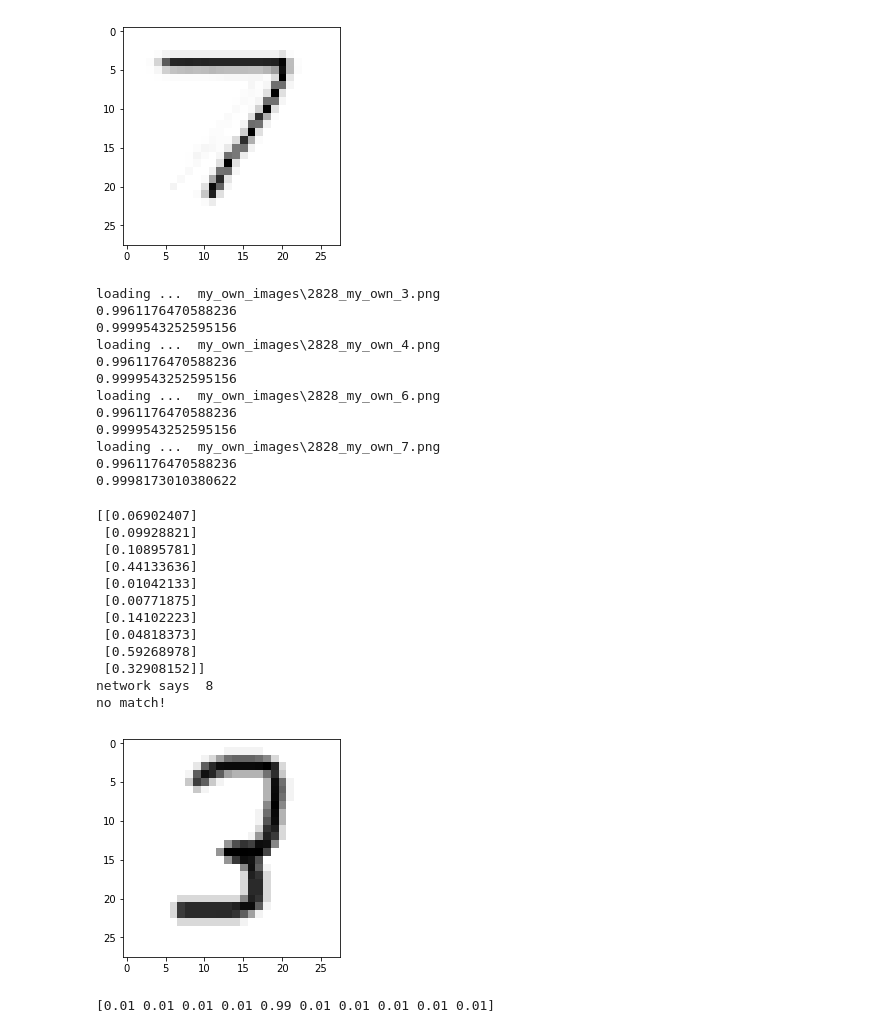
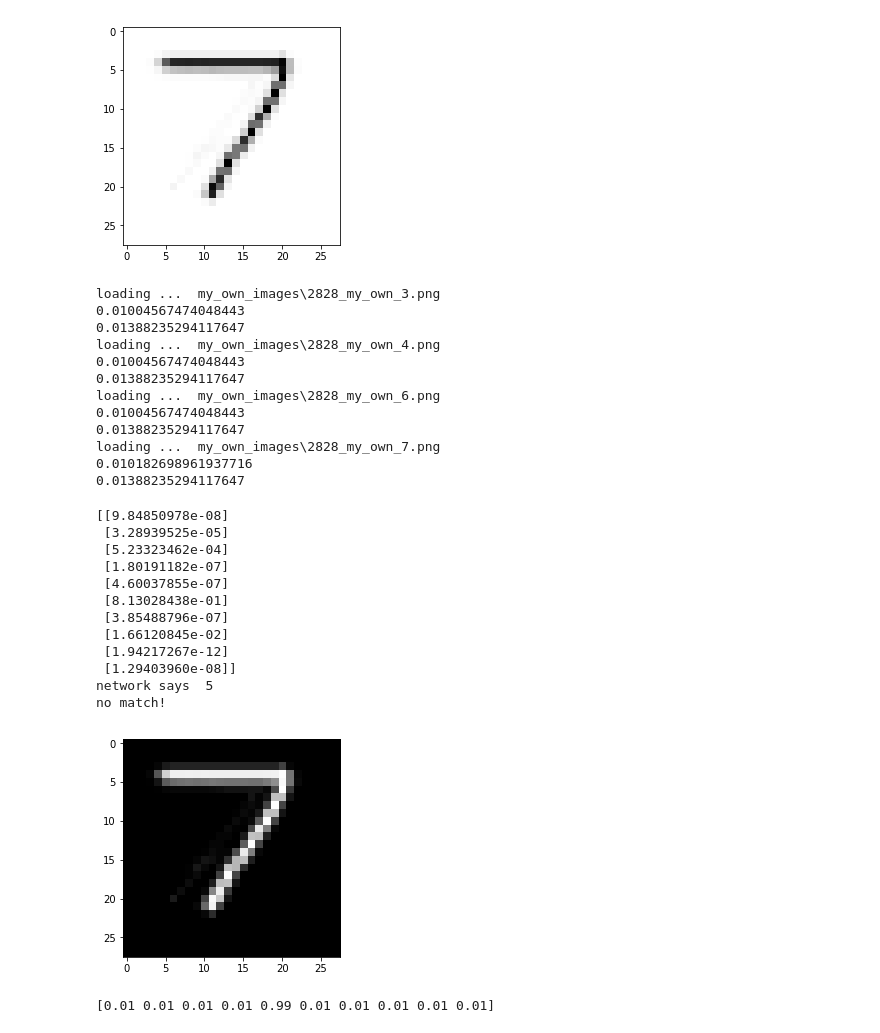
Before and after one commit to DJN1/NeuralNetwork_TR, a Jupyter notebook: src/neuralNetwork_with_mnist.ipynb, the cells around one changed output. Cells and saved outputs as stored; diff of their text form; code cells hidden in the pictures.

```diff
--- a/src/neuralNetwork_with_mnist.ipynb
+++ b/src/neuralNetwork_with_mnist.ipynb
@@ -128,7 +128,7 @@ hidden_nodes = 200
 output_nodes = 10
 
 # learning rate
-learning_rate = 0.1
+learning_rate = 0.15
 
 # create instance of neural network
 n = neuralNetwork(input_nodes, hidden_nodes, output_nodes, learning_rate)
@@ -300,7 +300,7 @@ for image_file_name in glob.glob('my_own_images/2828_my_own_?.png'):
     img_array = skimage.io.imread(image_file_name, flatten=True)
 
     # reshape from 28x28 to list of 784 values, invert values
-    img_data = 255.0 - img_array.reshape(784)
+    img_data = img_array.reshape(784)
 
     # then scale data to range from 0.01 to 1.0
     img_data = (img_data / 255.0 * 0.99) + 0.01
@@ -314,58 +314,58 @@ for image_file_name in glob.glob('my_own_images/2828_my_own_?.png'):
     pass
 # %% [output]
 loading ...  my_own_images\2828_my_own_3.png
-0.9961176470588236
-0.9999543252595156
+0.01004567474048443
+0.01388235294117647
 loading ...  my_own_images\2828_my_own_4.png
-0.9961176470588236
-0.9999543252595156
+0.01004567474048443
+0.01388235294117647
 loading ...  my_own_images\2828_my_own_6.png
-0.9961176470588236
-0.9999543252595156
+0.01004567474048443
+0.01388235294117647
 loading ...  my_own_images\2828_my_own_7.png
-0.9961176470588236
-0.9998173010380622
+0.010182698961937716
+0.01388235294117647
 # %%
  #test the neural network with our own images
 
 # record to test
-item = 0
+item = 3
 
 # plot image
 matplotlib.pyplot.imshow(our_own_dataset[item][1:].reshape(28, 28), cmap='Greys', interpolation='None')
 
 # correct answer is first value
 correct_label = our_own_dataset[item][0]
 # data is remaining values
 inputs = our_own_dataset[item][1:]
 
 # query the network
 outputs = n.query(inputs)
 print (outputs)
 
 # the index of the highest value corresponds to the label
 label = numpy.argmax(outputs)
 print("network says ", label)
 # append correct or incorrect to list
 if (label == correct_label):
     print ("match!")
 else:
     print ("no match!")
     pass
 # %% [output]
-[[0.06902407]
- [0.09928821]
- [0.10895781]
- [0.44133636]
- [0.01042133]
- [0.00771875]
- [0.14102223]
- [0.04818373]
- [0.59268978]
- [0.32908152]]
-network says  8
+[[9.84850978e-08]
+ [3.28939525e-05]
+ [5.23323462e-04]
+ [1.80191182e-07]
+ [4.60037855e-07]
+ [8.13028438e-01]
+ [3.85488796e-07]
+ [1.66120845e-02]
+ [1.94217267e-12]
+ [1.29403960e-08]]
+network says  5
 no match!
-[figure, old version]
+[figure, new version]
 # %%
 # run the network backwards, given a label, see what image it produces
 
```
Also changed, not shown: parts of 5 cells of this notebook.
